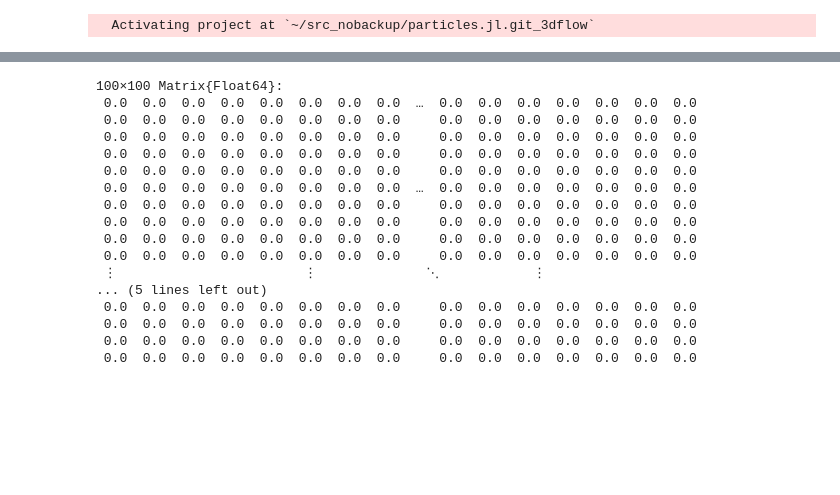
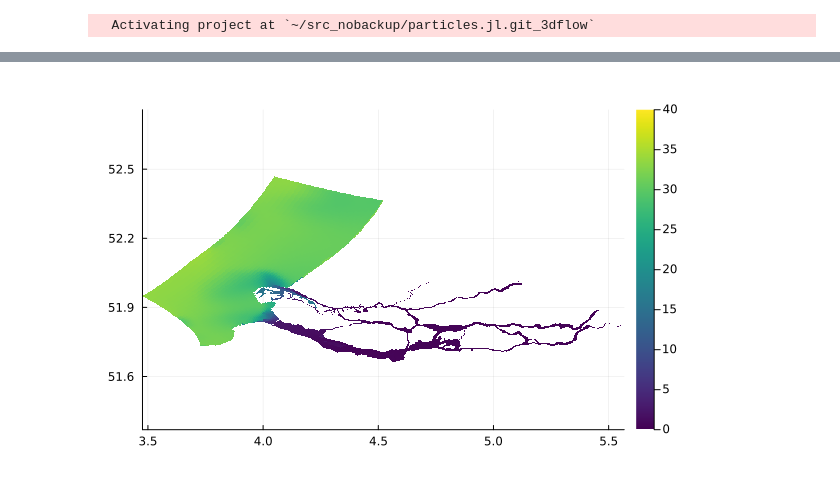
Before and after one commit to robot144/particles.jl, a Jupyter notebook: case_zunormm/test_input.ipynb, the cells around one changed output, grey strips where cells are left out. Drawn from its saved outputs; the diff is of its cells as text; code cells hidden in the pictures; blank space fills up the shorter version.

Commit message:
Add another plot to test

```diff
--- a/case_zunormm/test_input.ipynb
+++ b/case_zunormm/test_input.ipynb
@@ -79,41 +99,12 @@ gif(anim, "./rmm.gif", fps = 3)
-# %%
-x_left = 3.4
-x_right = 5.6
-y_bot = 51.6
-y_top = 52.5
-z_surface = 0.0
-z_bottom = -40.0
-t_start=0.0
-t_step=2*3600.0
-#t_stop=15*24*3600.0 # 15 days
-t_stop=4*3600.0 # 4 hours
-
-t=t_stop
-
-# grid for plotting only
-x_points = range(x_left,stop=x_right,length=100)
-y_points = range(z_bottom,stop=z_surface,length=100)
-z        = -2.0
-#u_interp = [u(x,y_middle,z,t) for x in x_points, z in z_points] # x velocity
-h_interp = [h(x,y,z,t) for x in x_points, y in y_points] # water level
-s_interp = [s(x,y,z,t) for x in x_points, y in y_points] # salinity
-
-h_interp
-# %% [output]
-100×100 Matrix{Float64}:
- 0.0  0.0  0.0  0.0  0.0  0.0  0.0  0.0  …  0.0  0.0  0.0  0.0  0.0  0.0  0.0
- 0.0  0.0  0.0  0.0  0.0  0.0  0.0  0.0     0.0  0.0  0.0  0.0  0.0  0.0  0.0
- 0.0  0.0  0.0  0.0  0.0  0.0  0.0  0.0     0.0  0.0  0.0  0.0  0.0  0.0  0.0
- 0.0  0.0  0.0  0.0  0.0  0.0  0.0  0.0     0.0  0.0  0.0  0.0  0.0  0.0  0.0
- 0.0  0.0  0.0  0.0  0.0  0.0  0.0  0.0     0.0  0.0  0.0  0.0  0.0  0.0  0.0
- 0.0  0.0  0.0  0.0  0.0  0.0  0.0  0.0  …  0.0  0.0  0.0  0.0  0.0  0.0  0.0
- 0.0  0.0  0.0  0.0  0.0  0.0  0.0  0.0     0.0  0.0  0.0  0.0  0.0  0.0  0.0
- 0.0  0.0  0.0  0.0  0.0  0.0  0.0  0.0     0.0  0.0  0.0  0.0  0.0  0.0  0.0
- 0.0  0.0  0.0  0.0  0.0  0.0  0.0  0.0     0.0  0.0  0.0  0.0  0.0  0.0  0.0
- 0.0  0.0  0.0  0.0  0.0  0.0  0.0  0.0     0.0  0.0  0.0  0.0  0.0  0.0  0.0
- ⋮                        ⋮              ⋱            ⋮
-... (5 lines left out)
- 0.0  0.0  0.0  0.0  0.0  0.0  0.0  0.0     0.0  0.0  0.0  0.0  0.0  0.0  0.0
- 0.0  0.0  0.0  0.0  0.0  0.0  0.0  0.0     0.0  0.0  0.0  0.0  0.0  0.0  0.0
- 0.0  0.0  0.0  0.0  0.0  0.0  0.0  0.0     0.0  0.0  0.0  0.0  0.0  0.0  0.0
- 0.0  0.0  0.0  0.0  0.0  0.0  0.0  0.0     0.0  0.0  0.0  0.0  0.0  0.0  0.0
+# %%
+# direct plot of surface salinity at first time step - faster and nicer
+
+s0=Zarr_data.file.arrays["salinity"][:,:,46,1] #999 x 499 x 46 x 181
+s0_scaled=0.01*s0
+s0_scaled[s0 .> 9990].=NaN
+x=Zarr_data.file.arrays["x_center"][:]
+y=Zarr_data.file.arrays["y_center"][:]
+
+heatmap(x,y,s0_scaled',aspect_ratio=:equal,clim=(0,40),color=:viridis)
+# %% [output]
+[figure, added]
```
Also changed, not shown: parts of 2 cells of this notebook.
